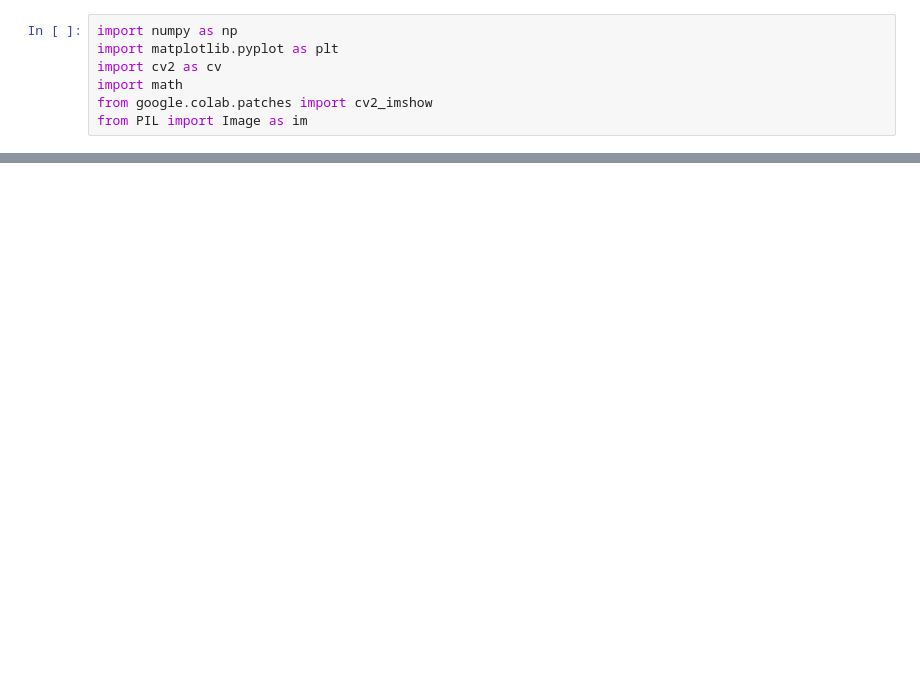
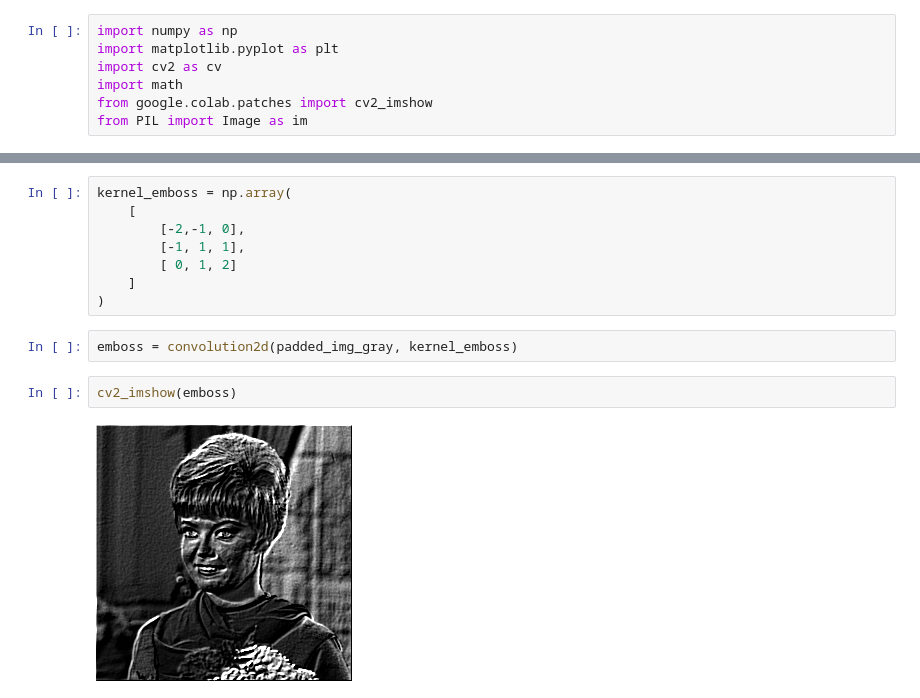
Before and after one commit to khrnnisak/PCVK_Genap_2023, a Jupyter notebook: Pertemuan7.ipynb, the cells around one changed output, grey strips where cells are left out. Cells and saved outputs as stored; diff of their text form; blank space fills up the shorter version.

```diff
--- a/Pertemuan7.ipynb
+++ b/Pertemuan7.ipynb
@@ -42,0 +61,14 @@ NameError: ignored
+# %%
+kernel_emboss = np.array(
+    [
+        [-2,-1, 0],
+        [-1, 1, 1],
+        [ 0, 1, 2]
+    ]
+)
+# %%
+emboss = convolution2d(padded_img_gray, kernel_emboss)
+# %%
+cv2_imshow(emboss)
+# %% [output]
+[figure, added]
```
Also changed, not shown: parts of 19 cells of this notebook.
